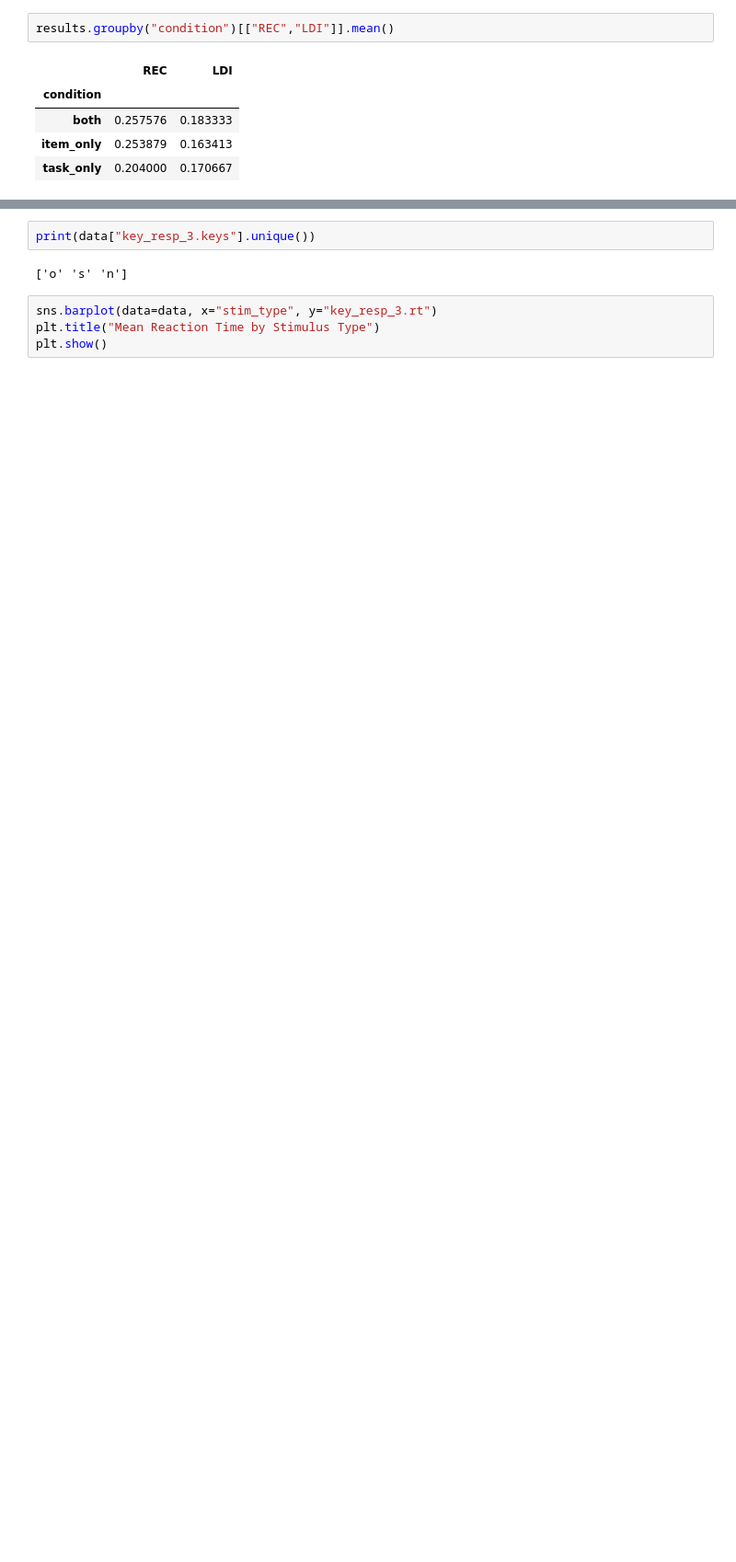
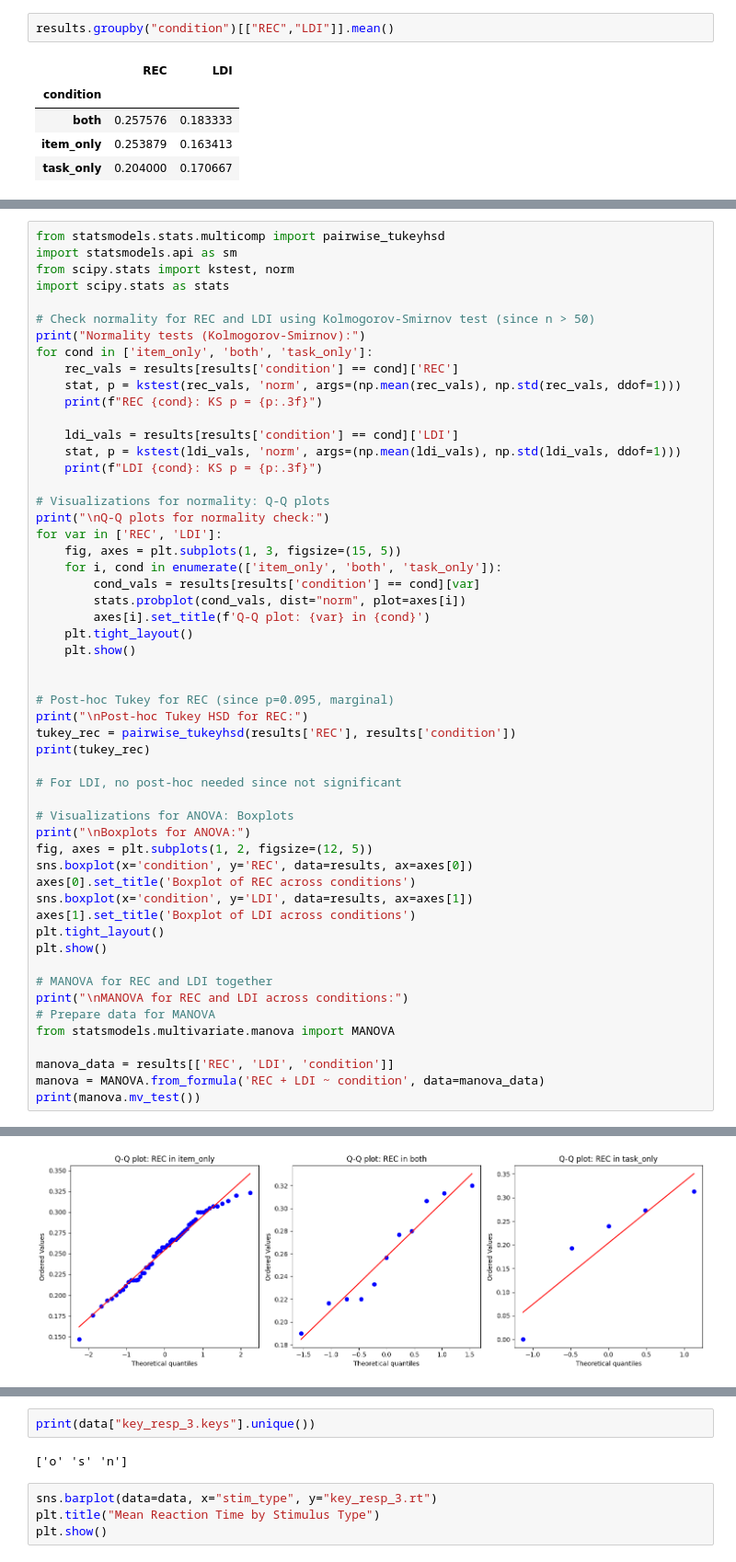
Before and after one commit to Navdha1801/BRSM_project_phase1, a Jupyter notebook: code.ipynb, the cells around one changed output, grey strips where cells are left out. Shown at 92% size. Saved outputs shown, nothing was run; the diff lists cells and outputs as text; blank space fills up the shorter version.

```diff
--- a/code.ipynb
+++ b/code.ipynb
@@ -160,0 +185,55 @@ sns.histplot(results["LDI"])
+# %%
+from statsmodels.stats.multicomp import pairwise_tukeyhsd
+import statsmodels.api as sm
+from scipy.stats import kstest, norm
+import scipy.stats as stats
+
+# Check normality for REC and LDI using Kolmogorov-Smirnov test (since n > 50)
+print("Normality tests (Kolmogorov-Smirnov):")
+for cond in ['item_only', 'both', 'task_only']:
+    rec_vals = results[results['condition'] == cond]['REC']
+    stat, p = kstest(rec_vals, 'norm', args=(np.mean(rec_vals), np.std(rec_vals, ddof=1)))
+    print(f"REC {cond}: KS p = {p:.3f}")
+
+    ldi_vals = results[results['condition'] == cond]['LDI']
+    stat, p = kstest(ldi_vals, 'norm', args=(np.mean(ldi_vals), np.std(ldi_vals, ddof=1)))
+    print(f"LDI {cond}: KS p = {p:.3f}")
+
+# Visualizations for normality: Q-Q plots
+print("\nQ-Q plots for normality check:")
+for var in ['REC', 'LDI']:
+    fig, axes = plt.subplots(1, 3, figsize=(15, 5))
+    for i, cond in enumerate(['item_only', 'both', 'task_only']):
+        cond_vals = results[results['condition'] == cond][var]
+        stats.probplot(cond_vals, dist="norm", plot=axes[i])
+        axes[i].set_title(f'Q-Q plot: {var} in {cond}')
+    plt.tight_layout()
+    plt.show()
+
+
+# Post-hoc Tukey for REC (since p=0.095, marginal)
+print("\nPost-hoc Tukey HSD for REC:")
+tukey_rec = pairwise_tukeyhsd(results['REC'], results['condition'])
+print(tukey_rec)
+
+# For LDI, no post-hoc needed since not significant
+
+# Visualizations for ANOVA: Boxplots
+print("\nBoxplots for ANOVA:")
+fig, axes = plt.subplots(1, 2, figsize=(12, 5))
+sns.boxplot(x='condition', y='REC', data=results, ax=axes[0])
+axes[0].set_title('Boxplot of REC across conditions')
+sns.boxplot(x='condition', y='LDI', data=results, ax=axes[1])
+axes[1].set_title('Boxplot of LDI across conditions')
+plt.tight_layout()
+plt.show()
+
+# MANOVA for REC and LDI together
+print("\nMANOVA for REC and LDI across conditions:")
+# Prepare data for MANOVA
+from statsmodels.multivariate.manova import MANOVA
+
+manova_data = results[['REC', 'LDI', 'condition']]
+manova = MANOVA.from_formula('REC + LDI ~ condition', data=manova_data)
+print(manova.mv_test())
+# %% [output]
@@ -160,0 +249 @@ sns.histplot(results["LDI"])
+[figure, added]
```
Also changed, not shown: parts of 37 cells of this notebook.
